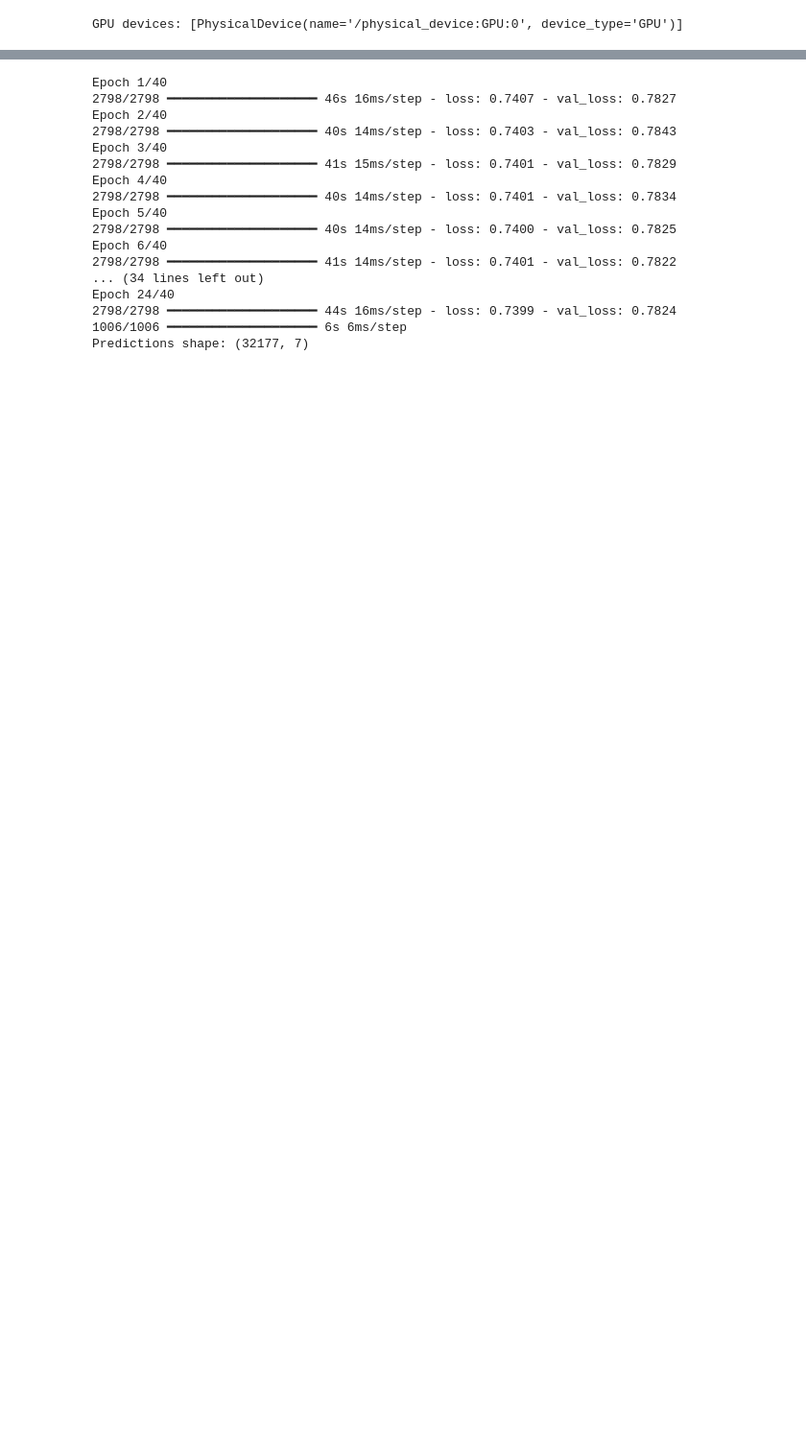
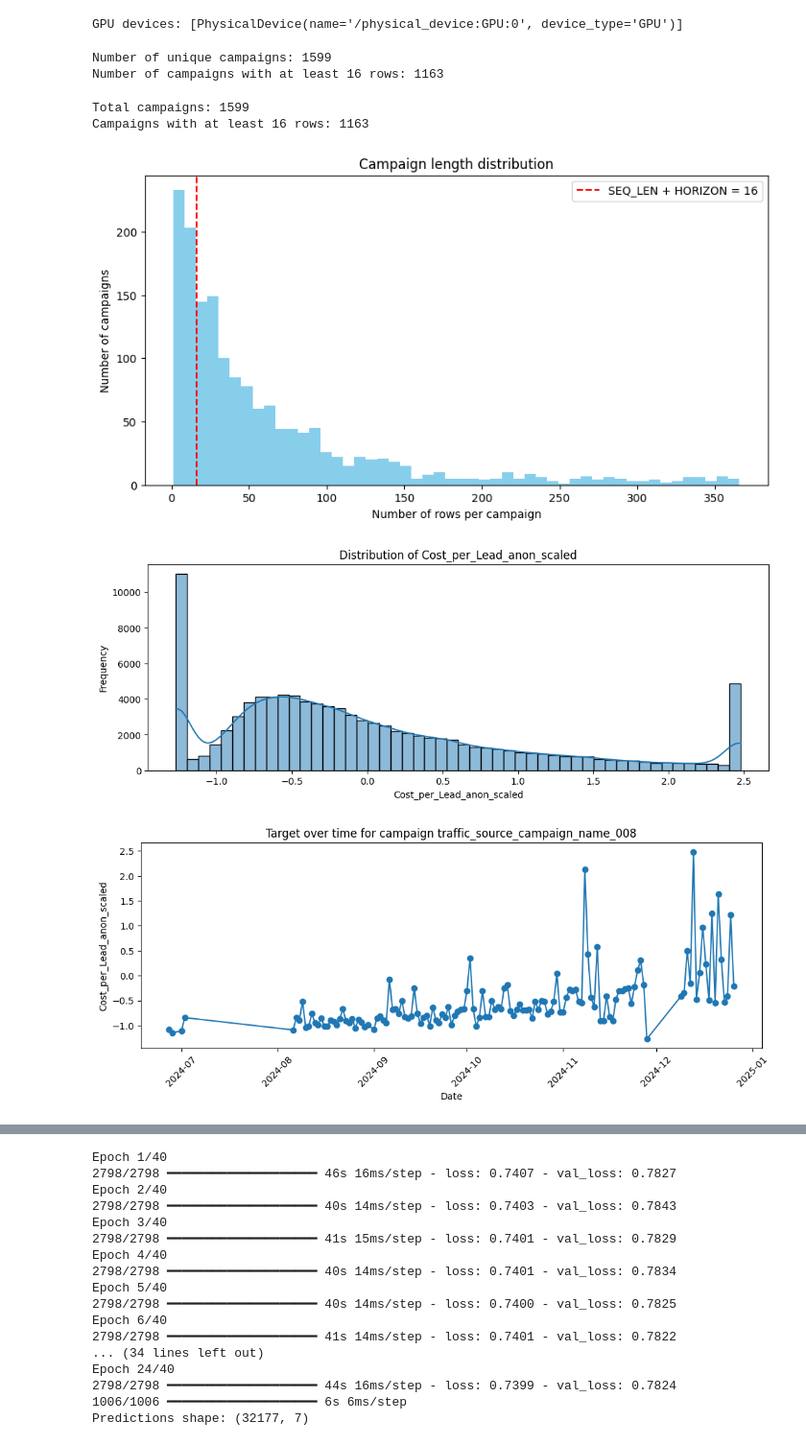
Before and after one commit to JoeyKraemer/CPL_prediction, a Jupyter notebook: preprocessing.ipynb, the cells around one changed output, grey strips where cells are left out. Shown at 96% size. Cells and saved outputs as stored; diff of their text form; code cells hidden in the pictures; blank space fills up the shorter version.

```diff
--- a/preprocessing.ipynb
+++ b/preprocessing.ipynb
@@ -552,0 +532,65 @@ history = model_lstm.fit(
+# %%
+SEQ_LEN =  15 # was 7   # try 14–30, or even 60-90
+HORIZON = 1 # 7   # Predict next 7 days
+
+n_campaigns = train_df['traffic_source_campaign_name_anon'].nunique()
+
+print(f"Number of unique campaigns: {n_campaigns}")
+
+min_rows = SEQ_LEN + HORIZON
+valid_campaigns = train_df.groupby('traffic_source_campaign_name_anon').filter(lambda g: len(g) >= min_rows)
+
+print(f"Number of campaigns with at least {min_rows} rows: {valid_campaigns['traffic_source_campaign_name_anon'].nunique()}")
+# %% [output]
+Number of unique campaigns: 1599
+Number of campaigns with at least 16 rows: 1163
+# %%
+import matplotlib.pyplot as plt
+
+# Minimum number of rows per campaign
+min_rows = SEQ_LEN + HORIZON
+
+# Count rows per campaign
+campaign_counts = train_df.groupby('traffic_source_campaign_name_anon').size()
+
+# Filter valid campaigns
+valid_campaigns = campaign_counts[campaign_counts >= min_rows]
+
+print(f"Total campaigns: {campaign_counts.shape[0]}")
+print(f"Campaigns with at least {min_rows} rows: {valid_campaigns.shape[0]}")
+
+# Plot histogram
+plt.figure(figsize=(10,5))
+plt.hist(campaign_counts, bins=50, color='skyblue')
+plt.axvline(min_rows, color='red', linestyle='--', label=f'SEQ_LEN + HORIZON = {min_rows}')
+plt.xlabel('Number of rows per campaign')
+plt.ylabel('Number of campaigns')
+plt.title('Campaign length distribution')
+plt.legend()
+plt.show()
+
+# For the whole training set
+plt.figure(figsize=(12,4))
+sns.histplot(train_df['Cost_per_Lead_anon_scaled'], bins=50, kde=True)
+plt.title('Distribution of Cost_per_Lead_anon_scaled')
+plt.xlabel('Cost_per_Lead_anon_scaled')
+plt.ylabel('Frequency')
+plt.show()
+
+# For a single campaign over time
+campaign_id = train_df['traffic_source_campaign_name_anon'].unique()[5]
+campaign_data = train_df[train_df['traffic_source_campaign_name_anon'] == campaign_id]
+
+plt.figure(figsize=(12,4))
+plt.plot(campaign_data['date'], campaign_data['Cost_per_Lead_anon_scaled'], marker='o')
+plt.title(f'Target over time for campaign {campaign_id}')
+plt.xlabel('Date')
+plt.ylabel('Cost_per_Lead_anon_scaled')
+plt.xticks(rotation=45)
+plt.show()
+# %% [output]
+Total campaigns: 1599
+Campaigns with at least 16 rows: 1163
+[figure, added]
+[figure, added]
+[figure, added]
```
Also changed, not shown: parts of 23 cells of this notebook, 2 other files.
